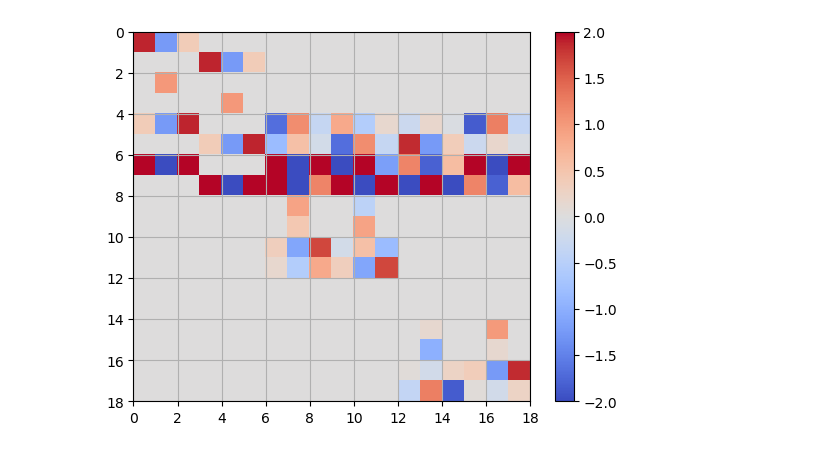
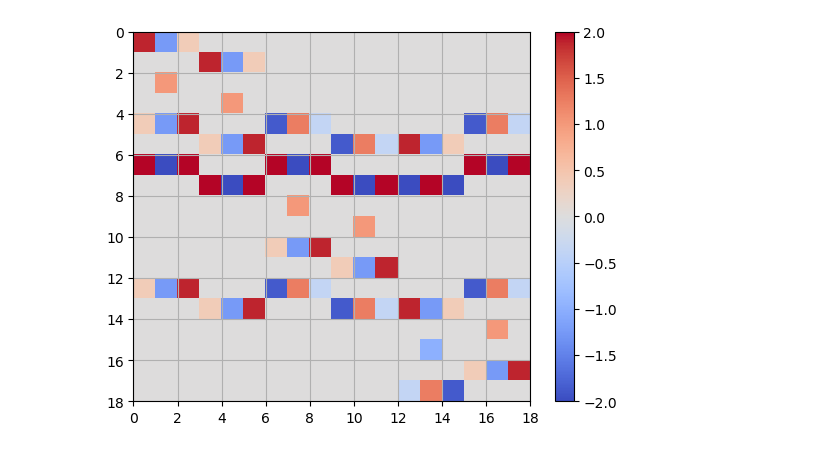
Before and after one commit to mallickrishg/bemcs, a Jupyter notebook: examples/examples_3_simpleintersectingfaults.ipynb, the cells around one changed output. Drawn from its saved outputs; the diff is of its cells as text; code cells hidden in the pictures.

```diff
--- a/examples/examples_3_simpleintersectingfaults.ipynb
+++ b/examples/examples_3_simpleintersectingfaults.ipynb
@@ -24,16 +24,16 @@ mu = 1
 nu = 0.25
 
 x1 = np.array((-1.,0,0))
-x2 = np.array((0.,1.,0.1))
+x2 = np.array((0.,1.,0.))
 y1 = np.array((0.,0.,0.))
-y2 = np.array((0.,0.5,-0.7))
+y2 = np.array((0.,0.,-1.0))
 
 elements = create_geometry(x1,x2,y1,y2)
 n_elements = len(elements)
 
 # slip vector
-slip_vector_x = np.array((0.9,0.5,0.1))
-slip_vector_y = np.array((0.,0.9,0.5))
+slip_vector_x = np.array((1.0,0.,1.))
+slip_vector_y = np.array((0.,0.,0.))
 
 plt.figure()
 bemcs.plot_element_geometry(elements)
@@ -74,6 +77,13 @@ There are $6N$ unknown $3qn$ coefficients we need to solve for. Below we discuss
 # %%
 # design matrices (in x,y coordinates) for slip and slip gradients at each 3qn
 matrix_slip,matrix_slipgradient = kernels.get_designmatrix_xy_3qn(elements,flag="node")
+matrix_slip_mean,_ = kernels.get_designmatrix_xy_3qn(elements,flag="mean")
+
+N_c = 2*len(elements)
+N_o = 2*3 # open nodes
+N_t = 2*1 # triple junctions
+N_i = 4*len(elements) - N_o - N_t
+# Nequations = N_c + N_o + N_i
 
 Nequations = len(elements)*6
 Nunknowns = len(elements)*6
@@ -89,38 +99,48 @@ matrix_system = np.zeros((Nequations,Nunknowns))
 BCvector = np.zeros((Nequations,1))
 
 # slip boundary condition for element centers
+# BCvector[0:N_c:2] = slip_vector_x.reshape((-1,1))
+# BCvector[1:N_c:2] = slip_vector_y.reshape((-1,1))
+
+# slip BCs for open nodes
+# BCvector[N_c:N_c+N_o] = 0.
+
 BCvector[2::6] = slip_vector_x.reshape((-1,1))
 BCvector[3::6] = slip_vector_y.reshape((-1,1))
 
 # Linear operator for BCs as a matrix
 # boundary nodes (set to 0 slip)
 matrix_system[0:2,:] = matrix_slip[0:2:] # first element open node
 matrix_system[10:12,:] = matrix_slip[10:12:] # second element open node
 matrix_system[16:18,:] = matrix_slip[16:18,:] # last element open node
 
 # patch center nodes (for x,y components)
 matrix_system[2::6,:] = matrix_slip[2::6,:] # x component
 matrix_system[3::6,:] = matrix_slip[3::6,:] # y component
 
 # overlapping interior nodes (apply slip continuity and smoothness)
 # continuity
 matrix_system[4,:] = matrix_slip[4,:] - matrix_slip[6,:] - matrix_slip[12,:]# x component
 matrix_system[5,:] = matrix_slip[5,:] - matrix_slip[7,:] - matrix_slip[13,:]# y component
 
 # smoothness
 matrix_system[6,:] = matrix_slipgradient[4,:] - matrix_slipgradient[6,:] - matrix_slipgradient[12,:]# x component
 matrix_system[7,:] = matrix_slipgradient[5,:] - matrix_slipgradient[7,:] - matrix_slipgradient[13,:]# y component
 
+# testing if these conditions makes sense (just repeat a previous one)
+matrix_system[12,:] = matrix_slip[4,:] - matrix_slip[6,:] - matrix_slip[12,:] #
+matrix_system[13,:] = matrix_slip[5,:] - matrix_slip[7,:] - matrix_slip[13,:] #
+
 # plot design matrix
 _,ax = plt.subplots()
 pc = ax.pcolor(matrix_system,cmap="coolwarm",shading='flat')
 ax.grid(which='both')
 ax.invert_yaxis()
 pc.set_clim(-2,2)
 plt.colorbar(pc)
 plt.show()
 # %% [output]
-[figure, old version]
+[figure, new version]
 # %%
 # compute quadratic node coefficients (in local (s,n) coordinates)
 quadratic_coefs = np.linalg.pinv(matrix_system) @ BCvector
```
Also changed, not shown: parts of 5 cells of this notebook.
